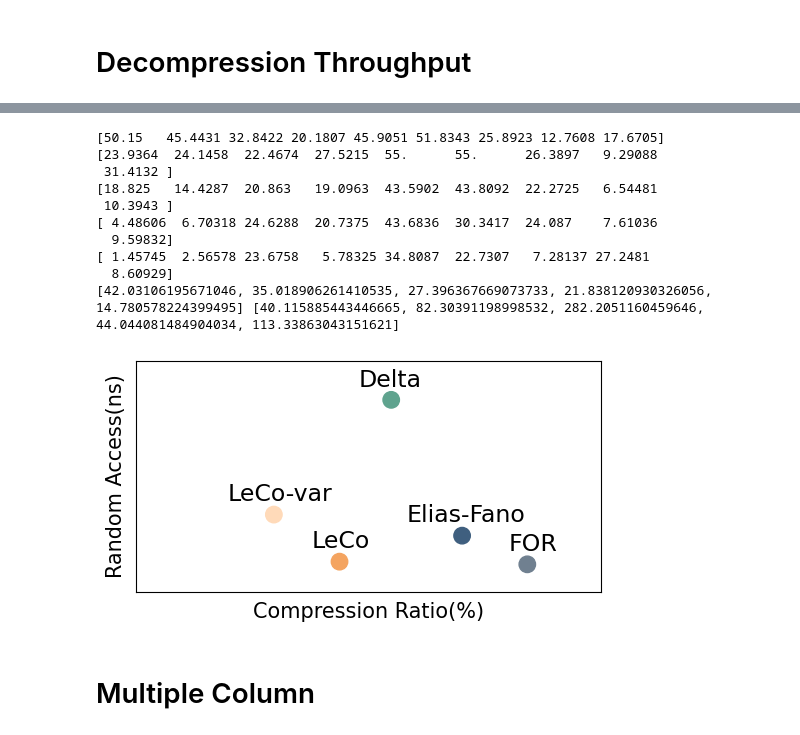
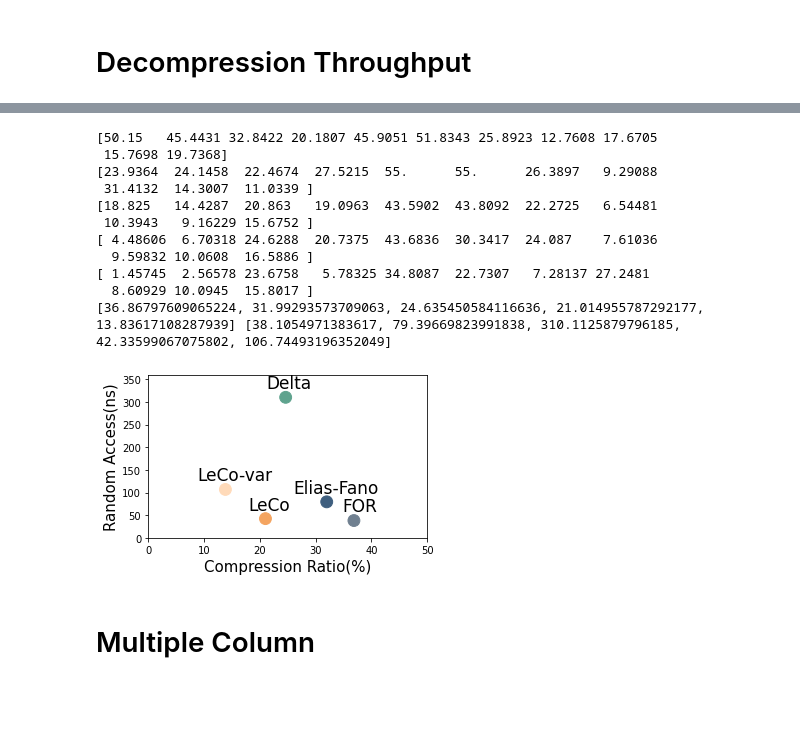
Before and after one commit to yhliu918/Learn-to-Compress, a Jupyter notebook: scripts/paper_scripts/plot_cr_ra.ipynb, the cells around one changed output, grey strips where cells are left out. Drawn from its saved outputs; the diff is of its cells as text; code cells hidden in the pictures; blank space fills up the shorter version.

```diff
--- a/scripts/paper_scripts/plot_cr_ra.ipynb
+++ b/scripts/paper_scripts/plot_cr_ra.ipynb
@@ -340,8 +252,3 @@ def process_cr(plot_dataset,methods,total):
         pair = [list(cr_array[i]),list(cr_array_model[i])]
         total_cr.append(pair)
     return total_cr
-# %%
-plot_dataset = ['linear_200M_uint32.txt','normal_200M_uint32.txt','poisson_randomdie.txt','ml_timestamp.txt','books_200M_uint32.txt','fb_200M_uint64','wiki_200M_uint64','movieid.txt','house_price.txt']
-label = ['linear','normal','poisson','timestamp','books','fb','wiki','movieid','house_price']
-total_cr =  process_cr(plot_dataset,methods,total)
-create_multi_bars_cr(label, total_cr, bar_gap=0.03)
@@ -382,8 +296,7 @@ def create_multi_bars(labels, datas, tick_step=1.5, group_gap=0.15, bar_gap=0):
     plt.savefig('DT_total.pdf',dpi=500, transparent=True)
     plt.show()
 # %%
-plot_dataset = ['linear_200M_uint32.txt','normal_200M_uint32.txt','poisson_randomdie.txt','ml_timestamp.txt','books_200M_uint32.txt','fb_200M_uint64','wiki_200M_uint64','movieid.txt','house_price.txt']
-label = ['linear','normal','poisson','ml','booksale','facebook','wiki','movieid','house_price']
+methods = ['RNS','FOR_my','Elias-Fano','delta_my','delta_cost','piecewise_fix_op_max','leco_cost']
 data = process_plot_data(plot_dataset, methods, total,'da_ns')
 for i in range(len(data)):
     if float(data[i])>=0.01:
@@ -398,6 +311,4 @@ create_multi_bars(label, data, bar_gap=0.03)
 # %%
-plot_dataset = ['linear_200M_uint32.txt','normal_200M_uint32.txt','poisson_randomdie.txt','ml_timestamp.txt','books_200M_uint32.txt','fb_200M_uint64','wiki_200M_uint64','movieid.txt','house_price.txt']
-label = ['linear','normal','poisson','timestamp','books','facebook','wiki','movieid','house_price']
 data = process_plot_data(plot_dataset, ['leco_cost','piecewise_fix_op_max','FOR_my','Elias-Fano'], total,'da_ns')
 for i in range(len(data)):
     if float(data[i])>=0.01:
@@ -425,11 +338,11 @@ fix_method  = ['FOR_my','Elias-Fano','delta_my','piecewise_fix_op_max','leco_cos
 cr = []
 ra = []
 for codec in fix_method:
+
     plot_dataset = ['linear_200M_uint32.txt','normal_200M_uint32.txt','poisson_randomdie.txt','ml_timestamp.txt','books_200M_uint32.txt','fb_200M_uint64','wiki_200M_uint64','movieid.txt','house_price.txt']
     size = [200000000, 200000000,100000000, 14057565, 200000000, 200000000, 200000000,20000262, 100000]
-#     if codec == 'Elias-Fano':
-#         plot_dataset = ['linear_200M_uint32.txt','normal_200M_uint32.txt','ml_timestamp.txt','books_200M_uint32.txt','fb_200M_uint64','wiki_200M_uint64','house_price.txt']
-#         size = [200000000, 200000000, 14057565, 200000000, 200000000, 200000000, 100000]
+    plot_dataset = ['linear_200M_uint32.txt','normal_200M_uint32.txt','libio','wiki_200M_uint64','books_200M_uint32.txt','planet','fb_200M_uint64','ml_timestamp.txt','movieid.txt','poisson_randomdie.txt','house_price.txt']
+    size = [200000000, 200000000,200000000,200000000,200000000,200000000,200000000,14057565,20000262,100000000,100000 ]
     test = total.loc[total['method'] == codec]
     test = test.loc[test['dataset'].isin(plot_dataset)]
     data_cols = np.array(test['cr'])
@@ -446,46 +359,41 @@ for codec in fix_method:
     for i in range(len(data_cols)):
         avg_ra += (size[i]/sum(size))*data_cols[i]
     ra.append(avg_ra)
-ra[2]-=500
+ra[2]-=320
 ra[1]+=15
 print(cr, ra)
 # %% [output]
-[50.15   45.4431 32.8422 20.1807 45.9051 51.8343 25.8923 12.7608 17.6705]
+[50.15   45.4431 32.8422 20.1807 45.9051 51.8343 25.8923 12.7608 17.6705
+ 15.7698 19.7368]
 [23.9364  24.1458  22.4674  27.5215  55.      55.      26.3897   9.29088
- 31.4132 ]
+ 31.4132  14.3007  11.0339 ]
 [18.825   14.4287  20.863   19.0963  43.5902  43.8092  22.2725   6.54481
- 10.3943 ]
+ 10.3943   9.16229 15.6752 ]
 [ 4.48606  6.70318 24.6288  20.7375  43.6836  30.3417  24.087    7.61036
-  9.59832]
+  9.59832 10.0608  16.5886 ]
 [ 1.45745  2.56578 23.6758   5.78325 34.8087  22.7307   7.28137 27.2481
-  8.60929]
-[42.03106195671046, 35.018906261410535, 27.396367669073733, 21.838120930326056, 14.780578224399495] [40.115885443446665, 82.30391198998532, 282.2051160459646, 44.044081484904034, 113.33863043151621]
+  8.60929 10.0945  15.8017 ]
+[36.86797609065224, 31.99293573709063, 24.635450584116636, 21.014955787292177, 13.83617108287939] [38.1054971383617, 79.39669823991838, 310.1125879796185, 42.33599067075802, 106.74493196352049]
 # %%
 from matplotlib.patches import ConnectionPatch
 from matplotlib.ticker import MultipleLocator, FormatStrFormatter
 from brokenaxes import brokenaxes
 method_name = ['FOR','Elias-Fano','Delta','LeCo','LeCo-var']
 pos = [2,6,3.5,3,5]
 category_colors = ['slategray',color_sns[5],color_sns[3],'sandybrown','peachpuff']
-plt.figure(figsize=(6, 3))
-# bax = brokenaxes( ylims=[(0, 150), (750, 820)], despine=False)
+plt.figure(figsize=(5, 3))
 plt.scatter(cr, ra, label = fix_method, color = category_colors, s=140)
 for i in range(len(fix_method)):
     plt.annotate(method_name[i], xy = (cr[i], ra[i]), xytext = (cr[i]-pos[i], ra[i]+20), fontsize=17)
 plt.ylabel('Random Access(ns)',fontsize=15)
 plt.xlabel('Compression Ratio(%)',fontsize=15)
 plt.xlim([0, 50])
-plt.ylim([0, 340])
-plt.xticks([])
-plt.yticks([])
-# plt.tight_layout()
+plt.ylim([0, 360])
+
 plt.savefig('sketch_tradeoff.pdf', transparent=True,bbox_inches = 'tight')
 plt.show()
-# for i in range(2):
-#     for tick in bax.axs[i].get_yaxis().get_major_ticks():
-#         tick.label.set_fontsize(10)
 # %% [output]
-[figure, old version]
+[figure, new version]
 # %% [markdown]
 # Multiple Column
 # %%
```
Also changed, not shown: parts of 84 cells of this notebook, 2 other files.
